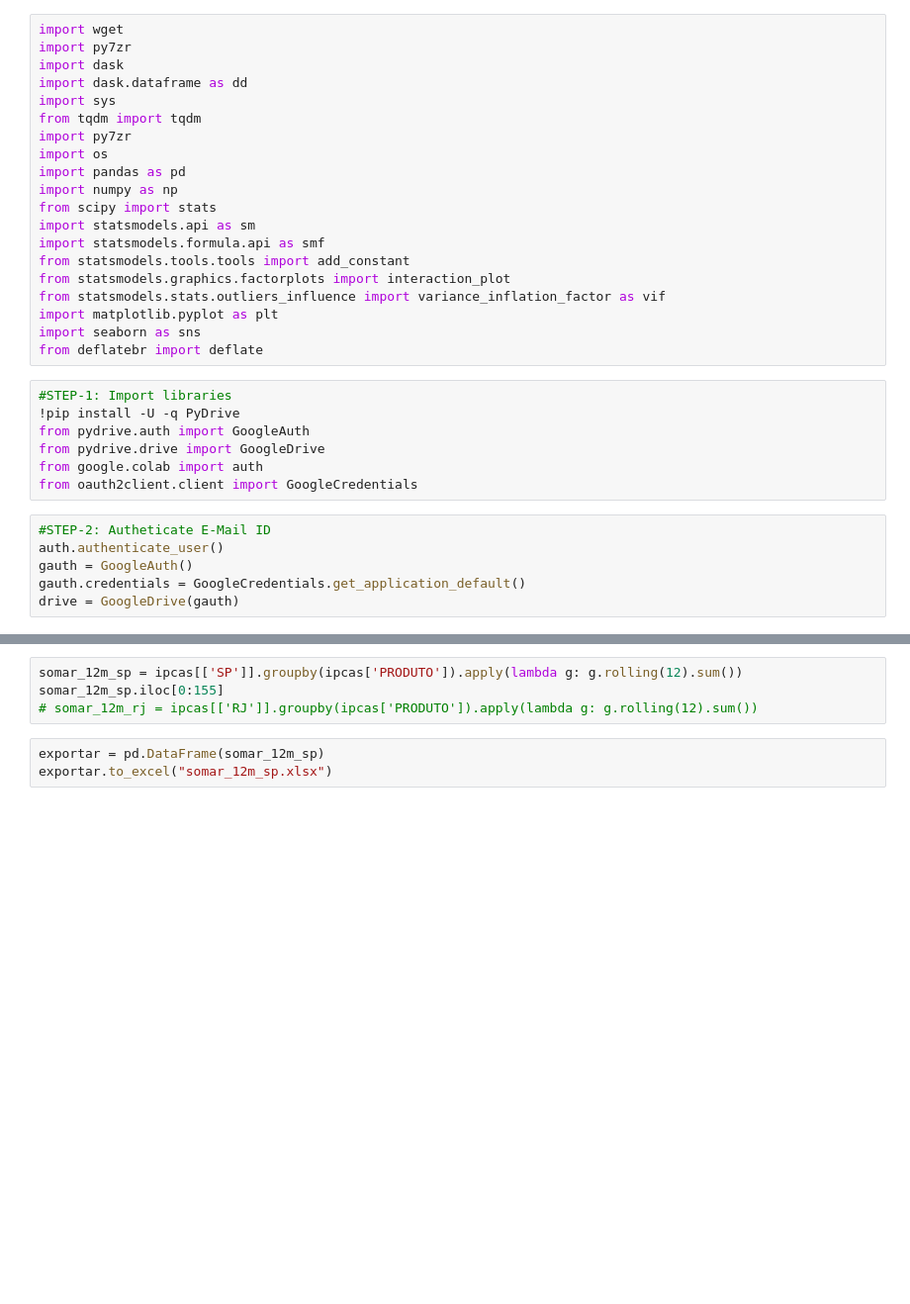
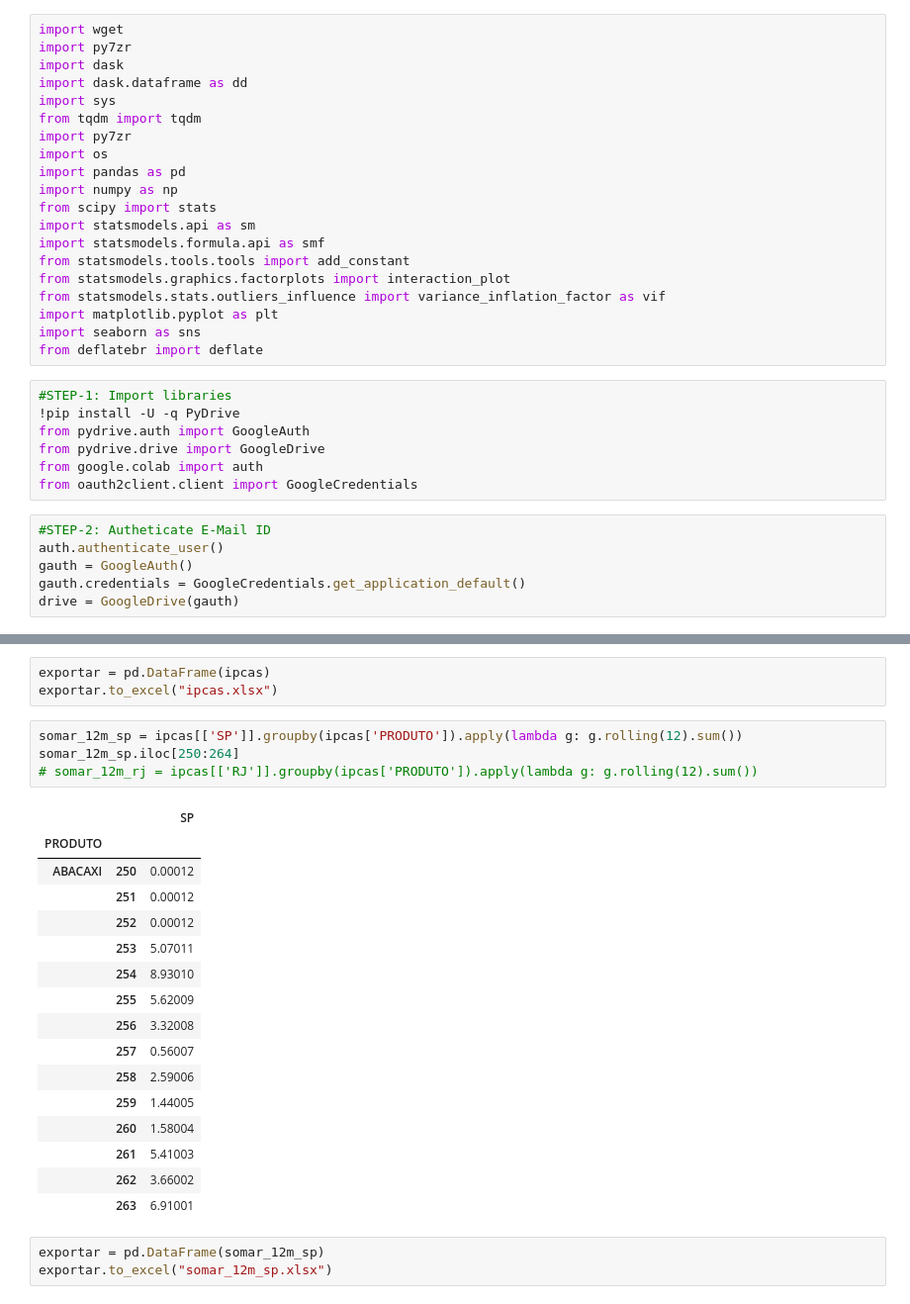
Before and after one commit to alerosenberg/rais_ale, a Jupyter notebook: IPCA.ipynb, the cells around one changed output, grey strips where cells are left out. Shown: that part at 99% size. Drawn from its saved outputs; the diff is of its cells as text; blank space fills up the shorter version.

```diff
--- a/IPCA.ipynb
+++ b/IPCA.ipynb
@@ -107,7 +102,27 @@ ipcas.iloc[130:140]
+# %%
+exportar = pd.DataFrame(ipcas)
+exportar.to_excel("ipcas.xlsx")
 # %%
 somar_12m_sp = ipcas[['SP']].groupby(ipcas['PRODUTO']).apply(lambda g: g.rolling(12).sum())
-somar_12m_sp.iloc[0:155]
+somar_12m_sp.iloc[250:264]
 # somar_12m_rj = ipcas[['RJ']].groupby(ipcas['PRODUTO']).apply(lambda g: g.rolling(12).sum())
+# %% [output]
+|  |  | SP |
+| PRODUTO |  |  |
+| ABACAXI | 250 | 0.00012 |
+|  | 251 | 0.00012 |
+|  | 252 | 0.00012 |
+|  | 253 | 5.07011 |
+|  | 254 | 8.93010 |
+|  | 255 | 5.62009 |
+|  | 256 | 3.32008 |
+|  | 257 | 0.56007 |
+|  | 258 | 2.59006 |
+|  | 259 | 1.44005 |
+|  | 260 | 1.58004 |
+|  | 261 | 5.41003 |
+|  | 262 | 3.66002 |
+|  | 263 | 6.91001 |
 # %%
 exportar = pd.DataFrame(somar_12m_sp)
 exportar.to_excel("somar_12m_sp.xlsx")
```
Also changed, not shown: parts of 8 cells of this notebook.
